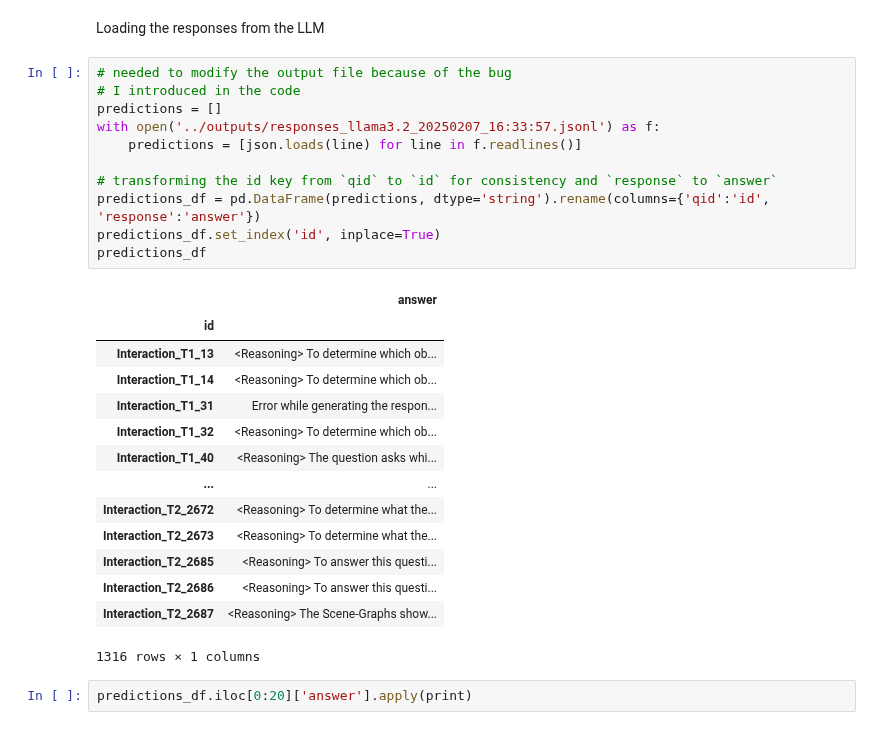
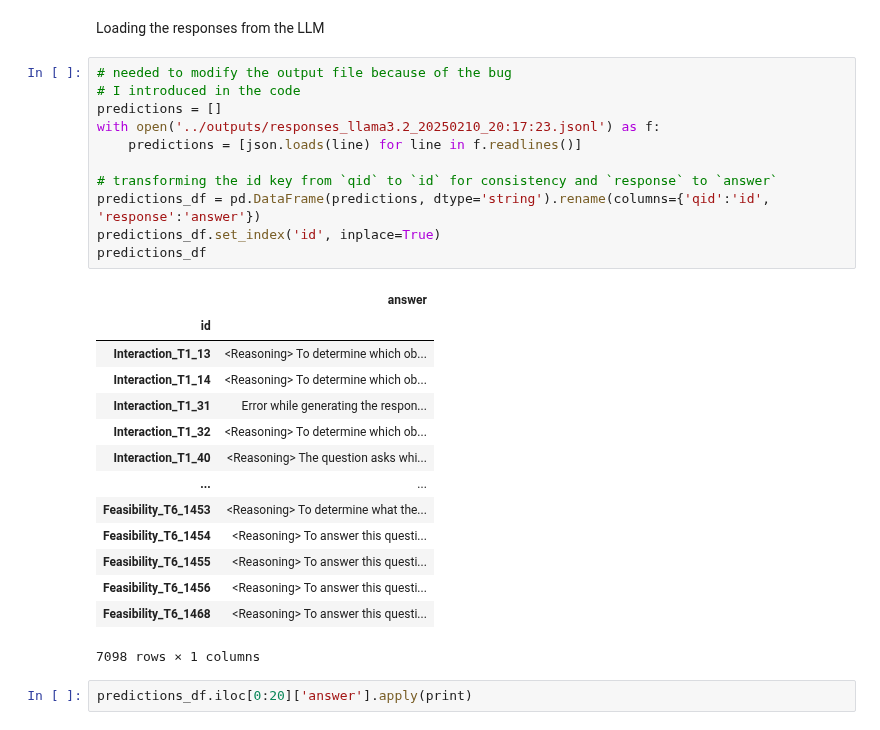
Before and after one commit to FabioLusha/video-neurosymbolic, a Jupyter notebook: star_code/src/resp_analysis6.ipynb, the cells around one changed output. Cells and saved outputs as stored; diff of their text form.

```diff
--- a/star_code/src/resp_analysis6.ipynb
+++ b/star_code/src/resp_analysis6.ipynb
@@ -60,29 +61,29 @@ Loading the responses from the LLM
 # %%
 # needed to modify the output file because of the bug
 # I introduced in the code
 predictions = []
-with open('../outputs/responses_llama3.2_20250207_16:33:57.jsonl') as f:
+with open('../outputs/responses_llama3.2_20250210_20:17:23.jsonl') as f:
     predictions = [json.loads(line) for line in f.readlines()]
 
 # transforming the id key from `qid` to `id` for consistency and `response` to `answer`
 predictions_df = pd.DataFrame(predictions, dtype='string').rename(columns={'qid':'id', 'response':'answer'})
 predictions_df.set_index('id', inplace=True)
 predictions_df
 # %% [output]
 |  | answer |
 | id |  |
 | Interaction_T1_13 | <Reasoning> To determine which ob... |
 | Interaction_T1_14 | <Reasoning> To determine which ob... |
 | Interaction_T1_31 | Error while generating the respon... |
 | Interaction_T1_32 | <Reasoning> To determine which ob... |
 | Interaction_T1_40 | <Reasoning> The question asks whi... |
 | ... | ... |
-| Interaction_T2_2672 | <Reasoning> To determine what the... |
-| Interaction_T2_2673 | <Reasoning> To determine what the... |
-| Interaction_T2_2685 | <Reasoning> To answer this questi... |
-| Interaction_T2_2686 | <Reasoning> To answer this questi... |
-| Interaction_T2_2687 | <Reasoning> The Scene-Graphs show... |
+| Feasibility_T6_1453 | <Reasoning> To determine what the... |
+| Feasibility_T6_1454 | <Reasoning> To answer this questi... |
+| Feasibility_T6_1455 | <Reasoning> To answer this questi... |
+| Feasibility_T6_1456 | <Reasoning> To answer this questi... |
+| Feasibility_T6_1468 | <Reasoning> To answer this questi... |
-1316 rows × 1 columns
+7098 rows × 1 columns
 # %%
 predictions_df.iloc[0:20]['answer'].apply(print)
 # %% [output]
```
Also changed, not shown: parts of 15 cells of this notebook, 1 other file.
